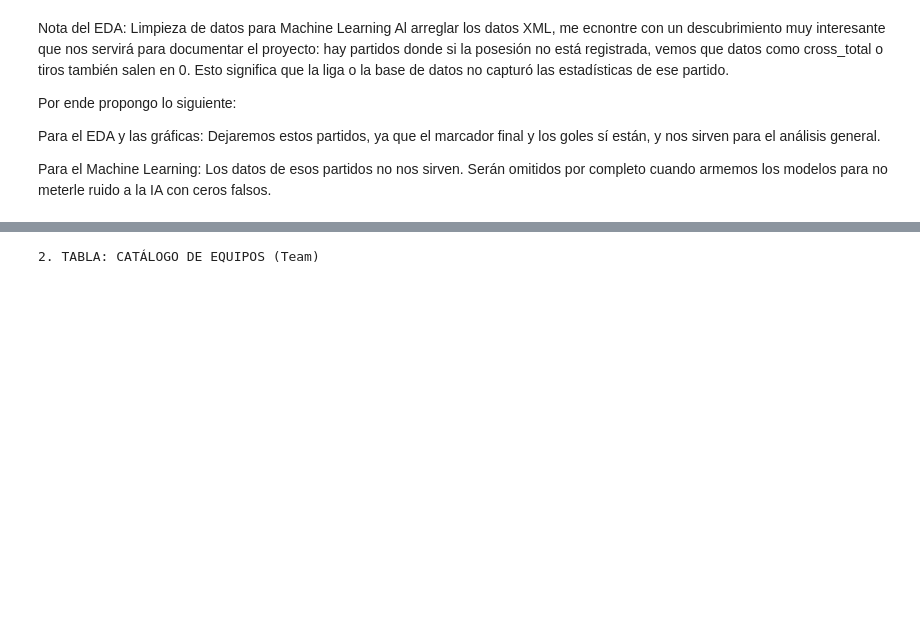
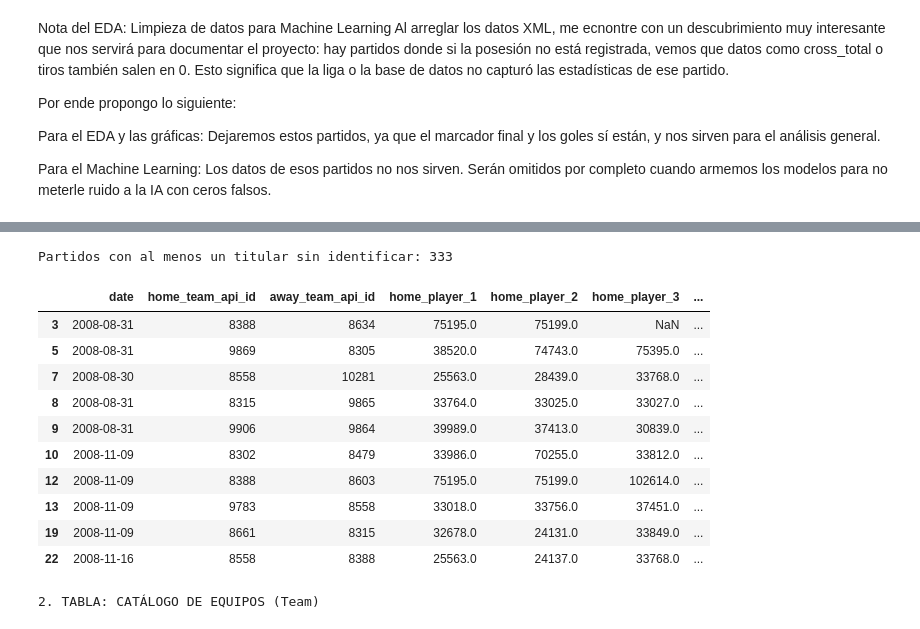
Before and after one commit to GzzAlejandro/proyecto-integrador-laliga, a Jupyter notebook: notebooks/04_ExploracionDeDatos.ipynb, the cells around one changed output, grey strips where cells are left out. Drawn from its saved outputs; the diff is of its cells as text; code cells hidden in the pictures; blank space fills up the shorter version.

```diff
--- a/notebooks/04_ExploracionDeDatos.ipynb
+++ b/notebooks/04_ExploracionDeDatos.ipynb
@@ -144,3 +224,30 @@ Para el Machine Learning: Los datos de esos partidos no nos sirven. Serán omiti
+# %%
+# Listar las 22 columnas correspondientes a los titulares de ambos equipos
+columnas_jugadores = [f'home_player_{i}' for i in range(1, 12)] + [f'away_player_{i}' for i in range(1, 12)]
+
+# Crear una máscara booleana que busca filas con al menos un NaN en esas columnas
+partidos_incompletos = df_match[columnas_jugadores].isna().any(axis=1)
+
+# Contar el total de nulos
+total_incompletos = partidos_incompletos.sum()
+print(f"Partidos con al menos un titular sin identificar: {total_incompletos}")
+
+# Aislar el DataFrame para visualizar exactamente dónde están los nulos
+df_sin_titulares = df_match[partidos_incompletos]
+display(df_sin_titulares[['date', 'home_team_api_id', 'away_team_api_id'] + columnas_jugadores].head(10))
+# %% [output]
+Partidos con al menos un titular sin identificar: 333
+|  | date | home_team_api_id | away_team_api_id | home_player_1 | home_player_2 | home_player_3 | ... |
+| 3 | 2008-08-31 | 8388 | 8634 | 75195.0 | 75199.0 | NaN | ... |
+| 5 | 2008-08-31 | 9869 | 8305 | 38520.0 | 74743.0 | 75395.0 | ... |
+| 7 | 2008-08-30 | 8558 | 10281 | 25563.0 | 28439.0 | 33768.0 | ... |
+| 8 | 2008-08-31 | 8315 | 9865 | 33764.0 | 33025.0 | 33027.0 | ... |
+| 9 | 2008-08-31 | 9906 | 9864 | 39989.0 | 37413.0 | 30839.0 | ... |
+| 10 | 2008-11-09 | 8302 | 8479 | 33986.0 | 70255.0 | 33812.0 | ... |
+| 12 | 2008-11-09 | 8388 | 8603 | 75195.0 | 75199.0 | 102614.0 | ... |
+| 13 | 2008-11-09 | 9783 | 8558 | 33018.0 | 33756.0 | 37451.0 | ... |
+| 19 | 2008-11-09 | 8661 | 8315 | 32678.0 | 24131.0 | 33849.0 | ... |
+| 22 | 2008-11-16 | 8558 | 8388 | 25563.0 | 24137.0 | 33768.0 | ... |
 # %%
 print("\n2. TABLA: CATÁLOGO DE EQUIPOS (Team)")
 display(df_team.head())
```
Also changed, not shown: parts of 5 cells of this notebook.
